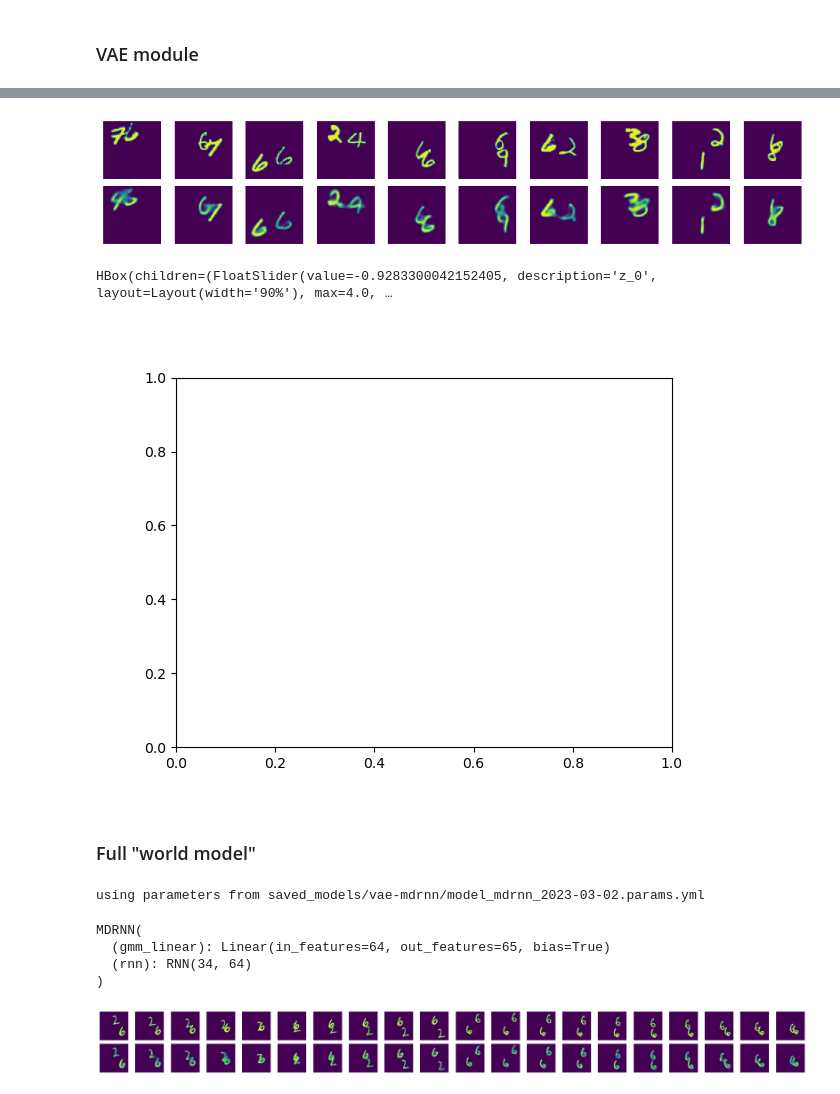
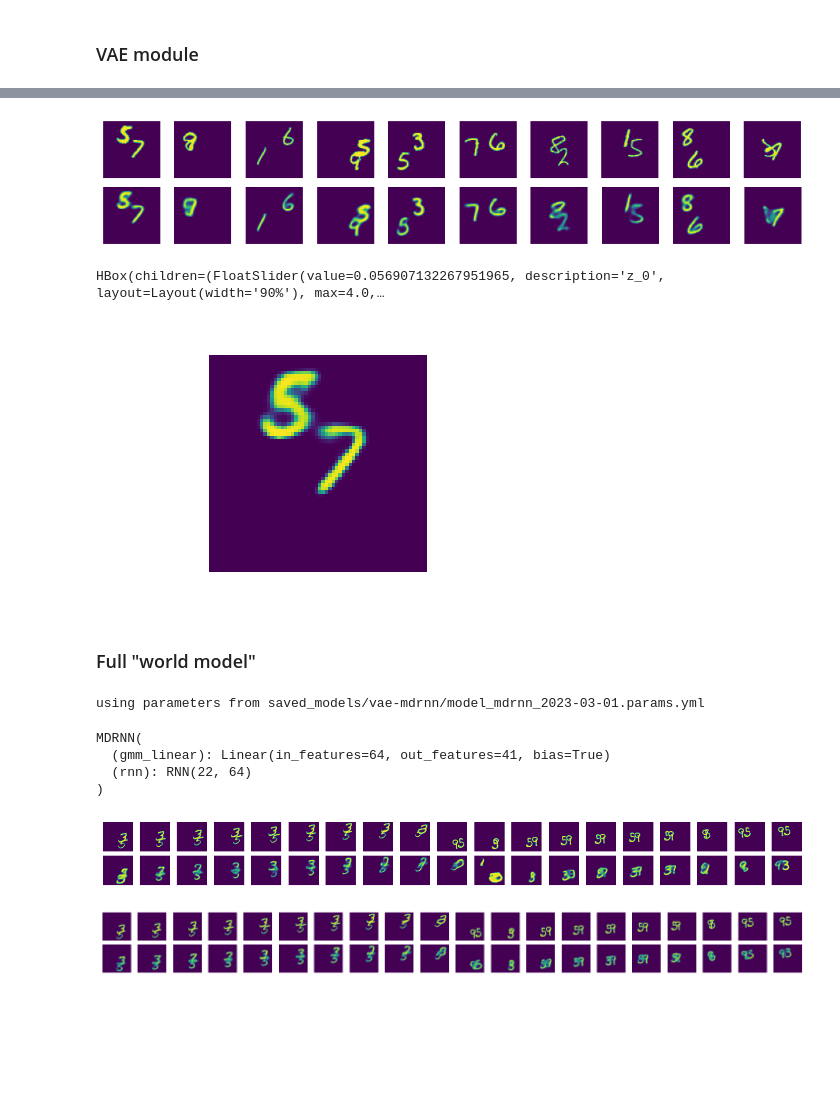
Before and after one commit to FelixHub/serotonin_model, a Jupyter notebook: analysis.ipynb, the cells around one changed output, grey strips where cells are left out. Cells and saved outputs as stored; diff of their text form; code cells hidden in the pictures; blank space fills up the shorter version.

```diff
--- a/analysis.ipynb
+++ b/analysis.ipynb
@@ -40,7 +40,7 @@ data = data_sequential.reshape((200000,1,64,64)) # we split the 10000 video of 2
 # %% [markdown]
 ### VAE module
 # %%
-vae_model_path = 'saved_models/vae-mdrnn/model_vae_2023-03-02.pt'
+vae_model_path = 'saved_models/vae-mdrnn/model_vae_2023-03-01.pt'
 vae_params_path_recovery = vae_model_path[:-3]+'.params.yml'
 with open(vae_params_path_recovery) as file :
     vae_parameters = yaml.load(file,Loader=yaml.FullLoader)
@@ -79,7 +79,7 @@ out = out_tensor.cpu().detach().numpy()
 
 plot_video_comparison(imgs.squeeze(1),out.squeeze(1))
 # %% [output]
-[figure, old version]
+[figure, new version]
 # %%
 %matplotlib widget
 fig = plt.figure()
@@ -112,12 +112,12 @@ for slider in w.children:
 
 display(HBox(w.children))
 # %% [output]
-HBox(children=(FloatSlider(value=-0.9283300042152405, description='z_0', layout=Layout(width='90%'), max=4.0, …
+HBox(children=(FloatSlider(value=0.056907132267951965, description='z_0', layout=Layout(width='90%'), max=4.0,…
-[figure, old version]
+[figure, new version]
 # %% [markdown]
 ### Full "world model"
 # %%
-mdrnn_model_path = 'saved_models/vae-mdrnn/model_mdrnn_2023-03-02.pt'
+mdrnn_model_path = 'saved_models/vae-mdrnn/model_mdrnn_2023-03-01.pt'
 mdrnn_params_path_recovery = mdrnn_model_path[:-3]+'.params.yml'
 with open(mdrnn_params_path_recovery) as file :
     mdrnn_parameters = yaml.load(file,Loader=yaml.FullLoader)
@@ -130,10 +130,10 @@ mdrnn_model = MDRNN(latent_dim=mdrnn_parameters['latent_dim_mdrnn'],
 mdrnn_model.load_state_dict(torch.load(mdrnn_model_path))
 mdrnn_model.eval()
 # %% [output]
-using parameters from saved_models/vae-mdrnn/model_mdrnn_2023-03-02.params.yml
+using parameters from saved_models/vae-mdrnn/model_mdrnn_2023-03-01.params.yml
 MDRNN(
-  (gmm_linear): Linear(in_features=64, out_features=65, bias=True)
-  (rnn): RNN(34, 64)
+  (gmm_linear): Linear(in_features=64, out_features=41, bias=True)
+  (rnn): RNN(22, 64)
 )
 # %%
 
@@ -178,15 +179,23 @@ def run_model_prediction(video):
 
     return reconstructed_video,latent_video, latent_video_variance, mean_pred, sig_pred
 # %%
-random_index_1 = np.random.randint(10000,size=1)
-random_index_2 = np.random.randint(10000,size=1)
+random_index_1 = np.random.randint(10000,size=300)
+random_index_2 = np.random.randint(10000,size=300)
 video = data_sequential[random_index_1,:]
 index_shuffle = [list(np.random.randint(10,size=10)) for i in range(300)]
 
-video = np.concatenate((data_sequential[random_index_1,:10],data_sequential[random_index_2,:10]),axis=1)
+video = np.concatenate((data_sequential[random_index_1,:10],data_sequential[random_index_2,1::2]),axis=1)
 
 reconstructed_video,latent_video, latent_video_variance, mean_pred, sig_pred = run_model_prediction(video)
+# %%
+sample_index = np.random.randint(100)
+
+next_frame_prediction = torch.squeeze(vae_model.decoder_pass(torch.tensor(mean_pred[sample_index]).to(device)),axis=1).cpu().detach().numpy()
+
+plot_video_comparison(video[sample_index][1:],next_frame_prediction[:19])
+# %% [output]
+[figure, added]
 # %%
-plot_video_comparison(video[0],reconstructed_video[0])
+plot_video_comparison(video[sample_index],reconstructed_video[sample_index])
 # %% [output]
-[figure, old version]
+[figure, new version]
```
Also changed, not shown: parts of 9 cells of this notebook.
